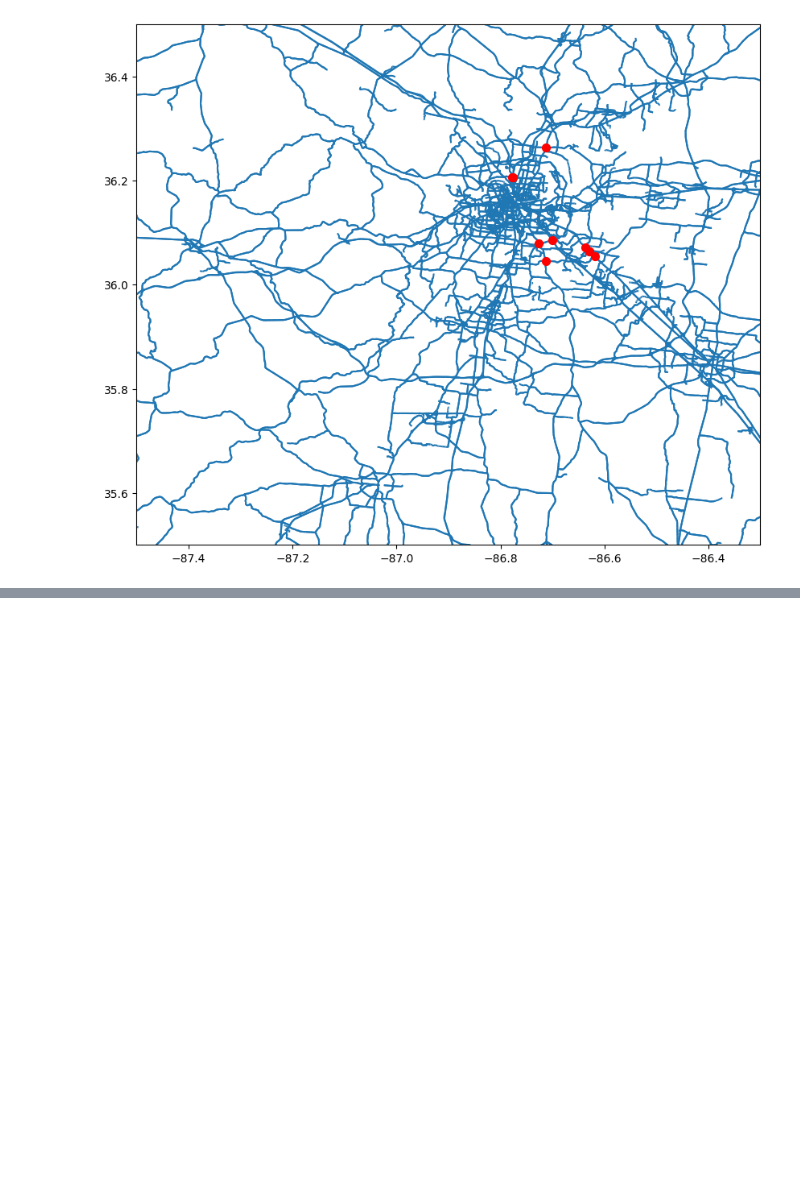
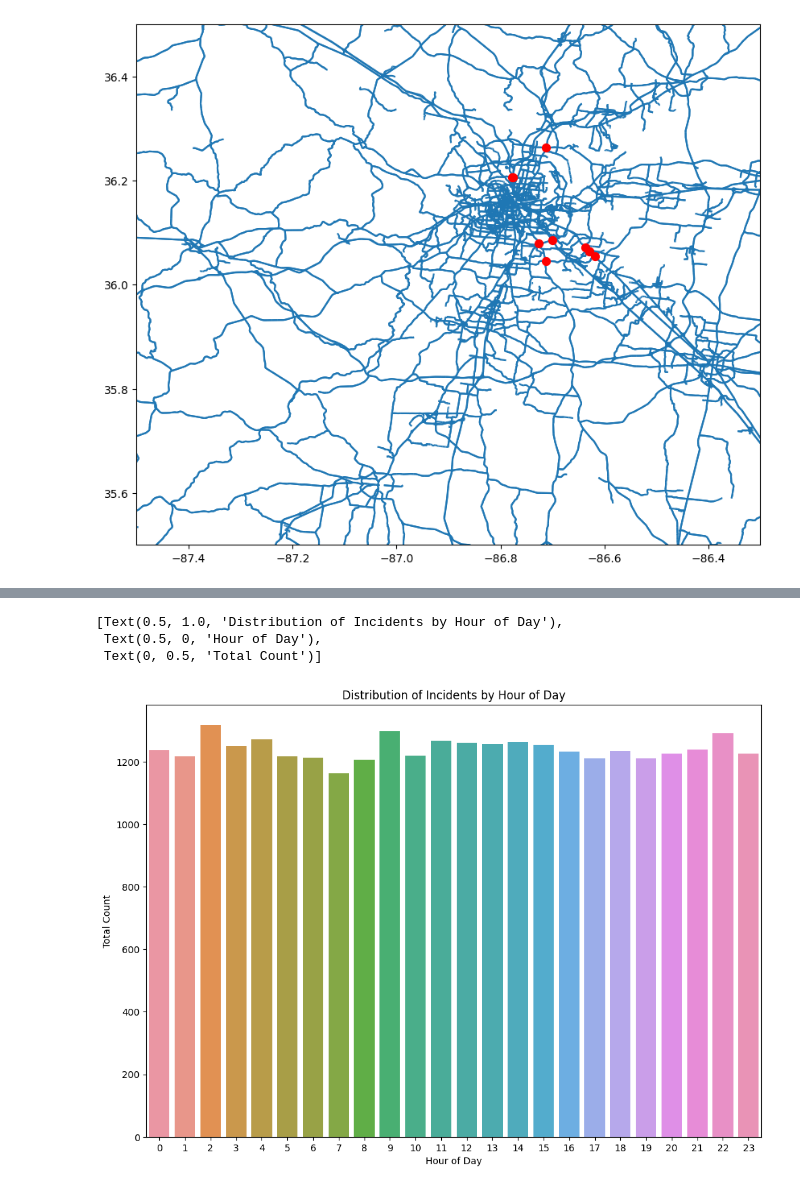
Before and after one commit to JoshScherer/Emergency-Response, a Jupyter notebook: Initial-Query-Exploration.ipynb, the cells around one changed output, grey strips where cells are left out. Drawn from its saved outputs; the diff is of its cells as text; code cells hidden in the pictures; blank space fills up the shorter version.

Commit message:
Distribution of incidents by hour of day (plot)

```diff
--- a/Initial-Query-Exploration.ipynb
+++ b/Initial-Query-Exploration.ipynb
@@ -427,0 +465,13 @@ points.plot(ax=ax, markersize=50, zorder=10, color='red')
+# %%
+import seaborn as sns
+time_hist = pd.read_csv('results.csv')
+fig, ax = plt.subplots()
+# the size of A4 paper
+fig.set_size_inches(11.7, 8.27)
+sns.barplot(data=time_hist, x="_col0", y="_col1", order=list(range(0, 24))).set(
+    title='Distribution of Incidents by Hour of Day', xlabel='Hour of Day', ylabel='Total Count')
+# %% [output]
+[Text(0.5, 1.0, 'Distribution of Incidents by Hour of Day'),
+ Text(0.5, 0, 'Hour of Day'),
+ Text(0, 0.5, 'Total Count')]
+[figure, added]
```
Also changed, not shown: parts of 5 cells of this notebook.
